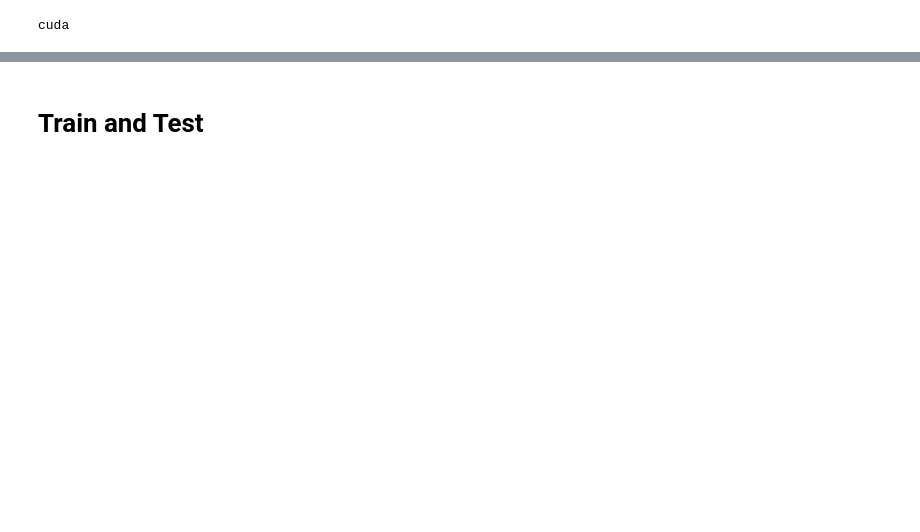
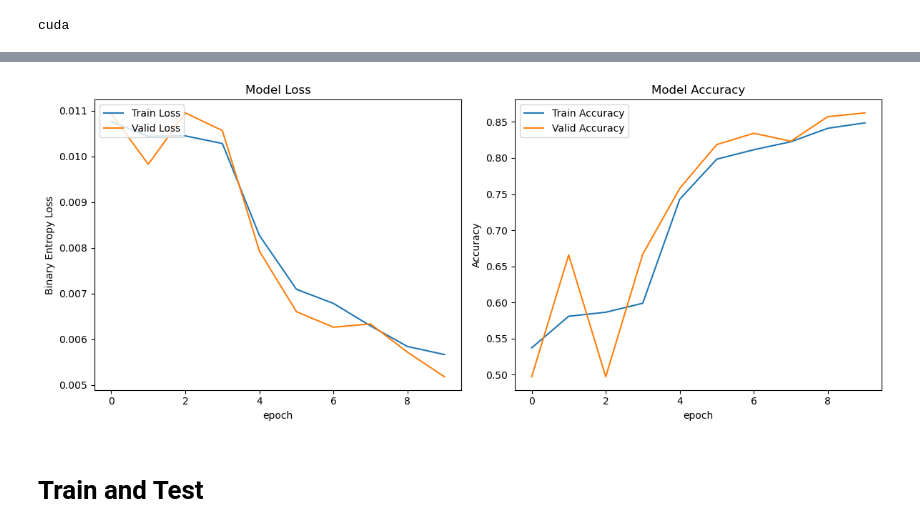
Before and after one commit to Lan13/deep-learning-labs, a Jupyter notebook: lab4/src/rnn.ipynb, the cells around one changed output, grey strips where cells are left out. Saved outputs shown, nothing was run; the diff lists cells and outputs as text; code cells hidden in the pictures; blank space fills up the shorter version.

```diff
--- a/lab4/src/rnn.ipynb
+++ b/lab4/src/rnn.ipynb
@@ -67,0 +73,7 @@ show_process(train_losses, train_accs, valid_losses, valid_accs)
+# %%
+pretrained_embeddings = vocab.vectors
+train_losses, train_accs, valid_losses, valid_accs = train_valid1(
+    LSTMClassifier(vocab_size=len(vocab), embedding_dim=100, hidden_dim=64, num_classes=2,
+                   num_layers=5, bidirectional=True, dropout=0.5,
+                   pretrained_embeddings=pretrained_embeddings),
+    train_dataset, val_dataset, lr=1e-3, n_epochs=10)
@@ -68,2 +101,6 @@ show_process(train_losses, train_accs, valid_losses, valid_accs)
+# %%
+show_process(train_losses, train_accs, valid_losses, valid_accs, "Valid")
+# %% [output]
+[figure, added]
 # %% [markdown]
 # Train and Test
```
Also changed, not shown: parts of 12 cells of this notebook, 4 other files.
